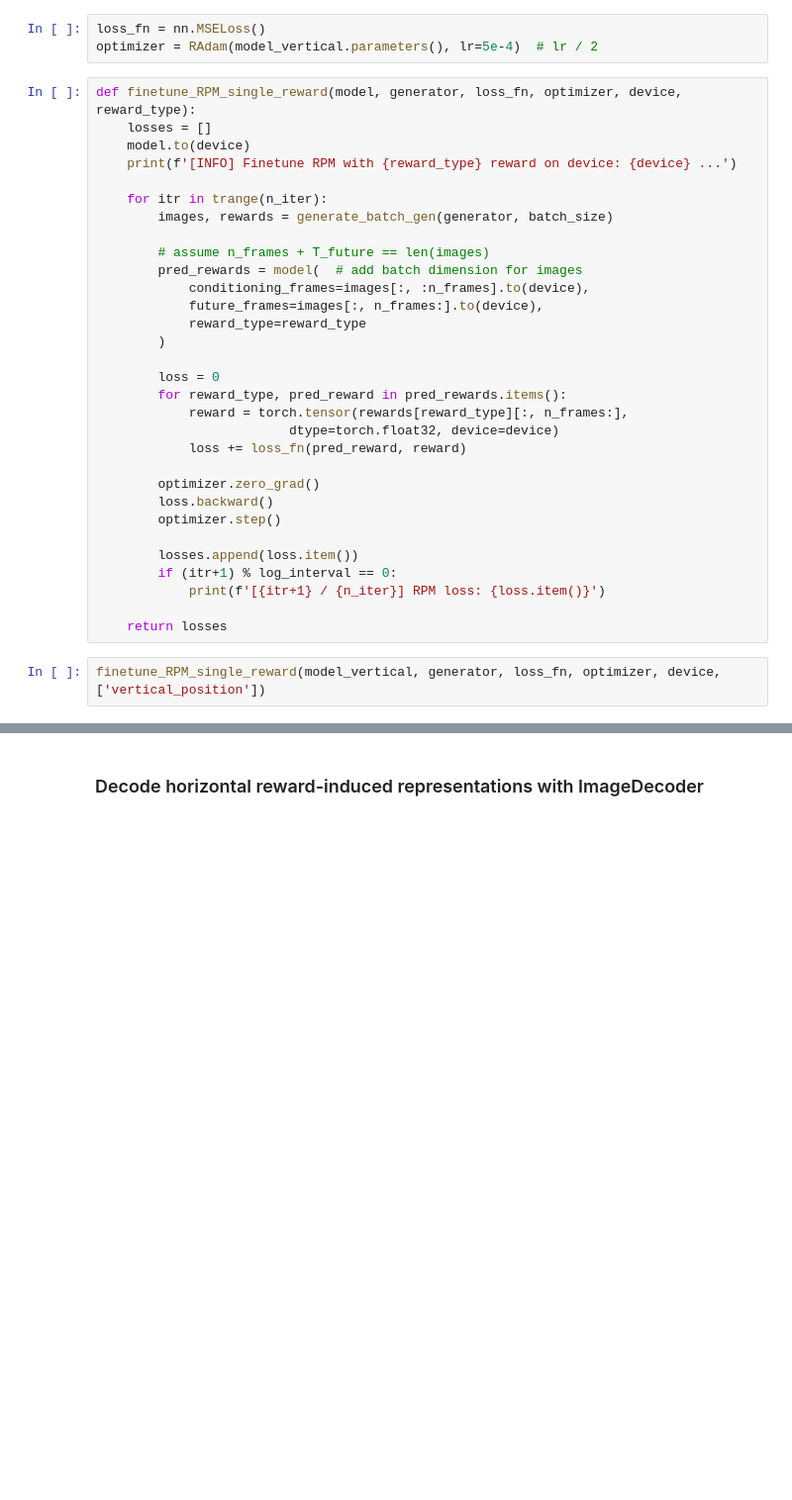
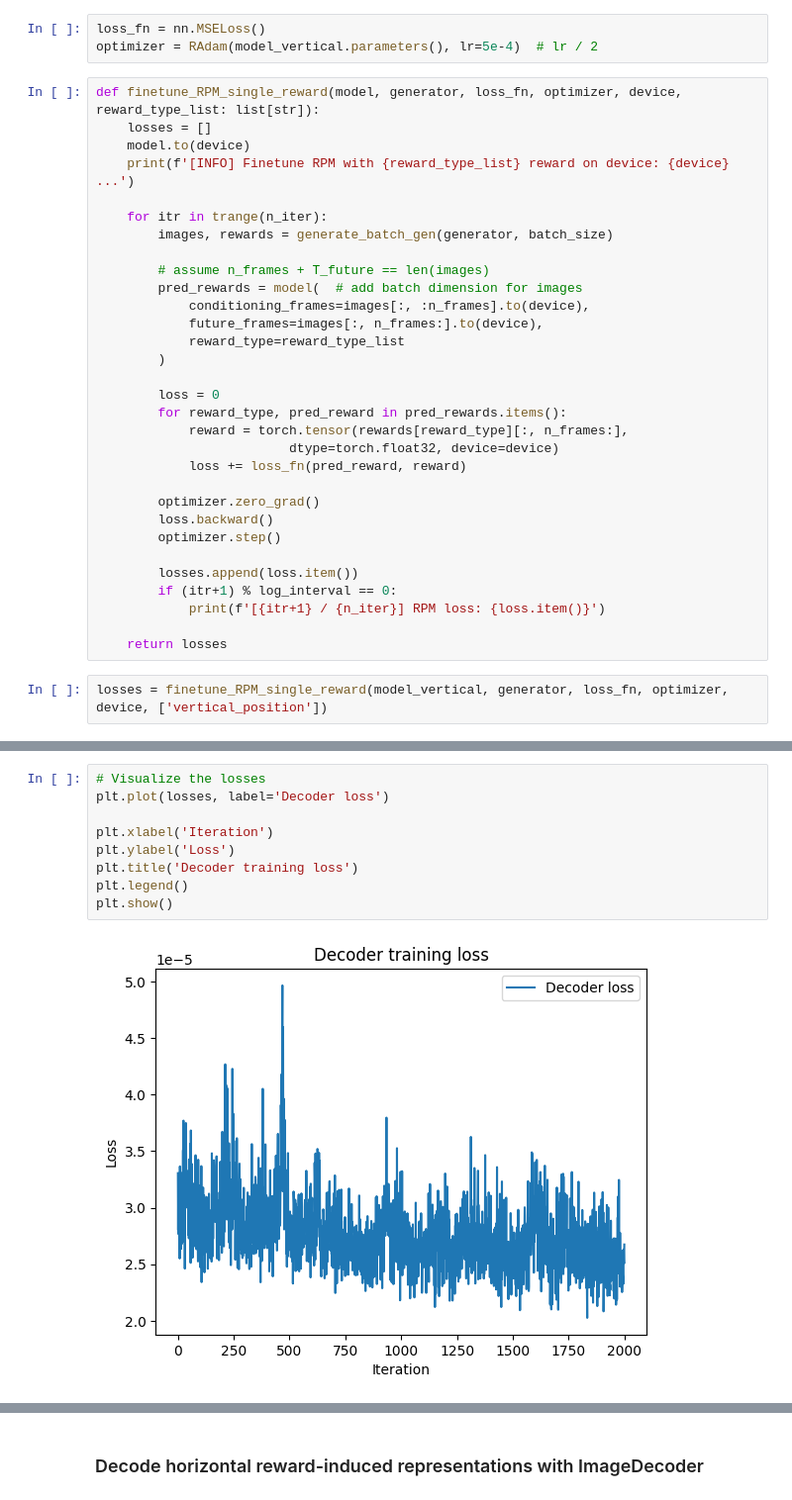
Before and after one commit to thisisWooyeol/clvr_impl_starter, a Jupyter notebook: reward_induced/decode_repr.ipynb, the cells around one changed output, grey strips where cells are left out. Shown: that part at 99% size. Cells and saved outputs as stored; diff of their text form; blank space fills up the shorter version.

Commit message:
feat: implement training decoder script TODO: correctly train decoder, now it returns useless output

```diff
--- a/reward_induced/decode_repr.ipynb
+++ b/reward_induced/decode_repr.ipynb
@@ -181,10 +178,10 @@ torch.Size([3, 30, 3, 64, 64])
 loss_fn = nn.MSELoss()
 optimizer = RAdam(model_vertical.parameters(), lr=5e-4)  # lr / 2
 # %%
-def finetune_RPM_single_reward(model, generator, loss_fn, optimizer, device, reward_type):
+def finetune_RPM_single_reward(model, generator, loss_fn, optimizer, device, reward_type_list: list[str]):
 	losses = []
 	model.to(device)
-	print(f'[INFO] Finetune RPM with {reward_type} reward on device: {device} ...')
+	print(f'[INFO] Finetune RPM with {reward_type_list} reward on device: {device} ...')
 
 	for itr in trange(n_iter):
 		images, rewards = generate_batch_gen(generator, batch_size)
@@ -193,7 +190,7 @@ def finetune_RPM_single_reward(model, generator, loss_fn, optimizer, device, rew
 		pred_rewards = model(  # add batch dimension for images
 			conditioning_frames=images[:, :n_frames].to(device),
 			future_frames=images[:, n_frames:].to(device),
-			reward_type=reward_type
+			reward_type=reward_type_list
 		)
 
 		loss = 0
@@ -212,6 +209,6 @@ def finetune_RPM_single_reward(model, generator, loss_fn, optimizer, device, rew
 
 	return losses
 # %%
-finetune_RPM_single_reward(model_vertical, generator, loss_fn, optimizer, device, ['vertical_position'])
+losses = finetune_RPM_single_reward(model_vertical, generator, loss_fn, optimizer, device, ['vertical_position'])
 # %% [output]
 [INFO] Finetune RPM with ['vertical_position'] reward on device: cuda ...
@@ -219 +225,12 @@ AssertionError:
+# %%
+# Visualize the losses
+plt.plot(losses, label='Decoder loss')
+
+plt.xlabel('Iteration')
+plt.ylabel('Loss')
+plt.title('Decoder training loss')
+plt.legend()
+plt.show()
+# %% [output]
+[figure, added]
 # %%
```
Also changed, not shown: parts of 5 cells of this notebook, 3 other files.
